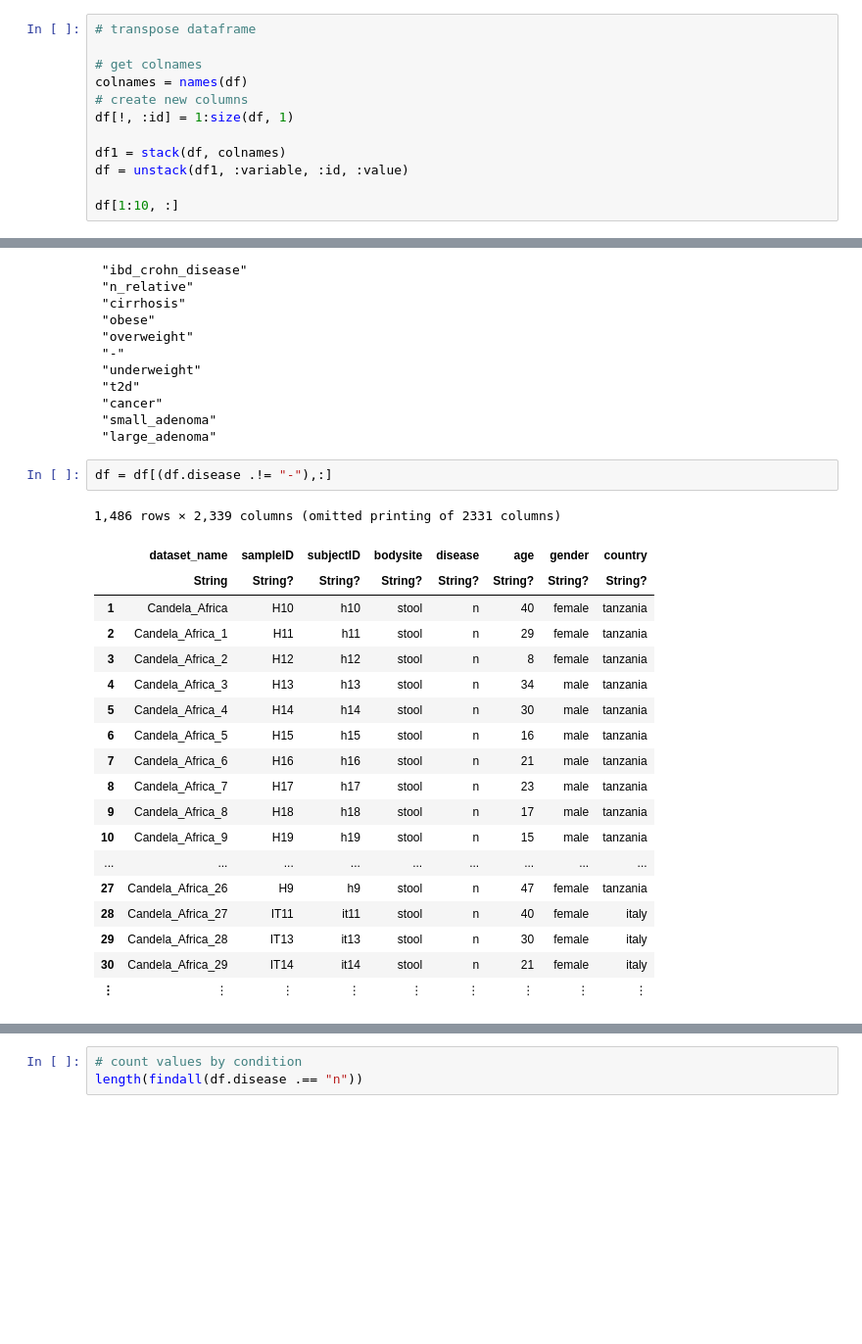
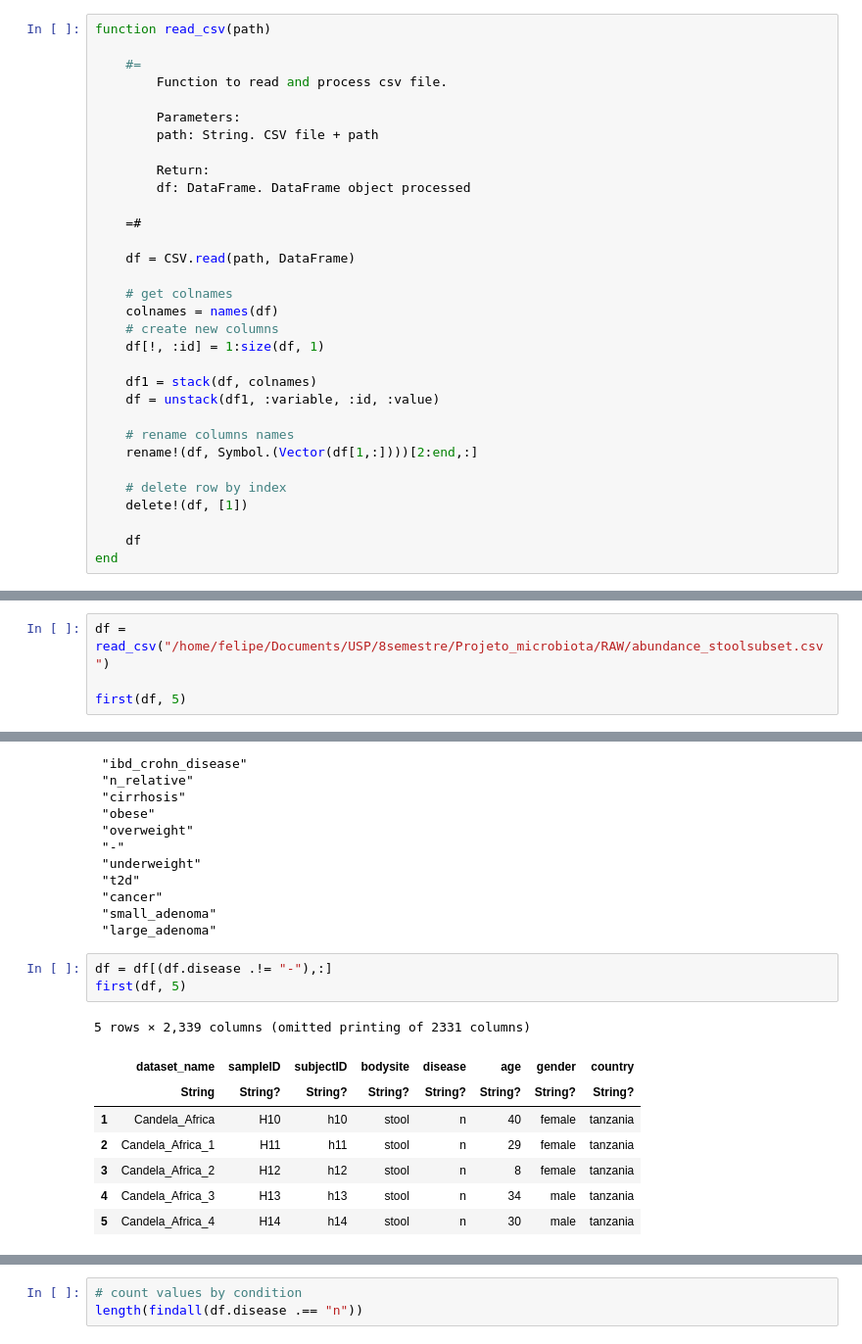
Before and after one commit to fmpds/microbiota, a Jupyter notebook: Analysis/microbiota_analysis_julia.ipynb, the cells around one changed output, grey strips where cells are left out. Shown at 98% size. Cells and saved outputs as stored; diff of their text form; blank space fills up the shorter version.

```diff
--- a/Analysis/microbiota_analysis_julia.ipynb
+++ b/Analysis/microbiota_analysis_julia.ipynb
@@ -30,13 +25,33 @@ df[1:10, :]
 # %%
-# transpose dataframe
+function read_csv(path)
 
-# get colnames
-colnames = names(df)
-# create new columns
-df[!, :id] = 1:size(df, 1)
+    #=
+        Function to read and process csv file.
 
-df1 = stack(df, colnames)
-df = unstack(df1, :variable, :id, :value)
+        Parameters:
+        path: String. CSV file + path
 
-df[1:10, :]
+        Return:
+        df: DataFrame. DataFrame object processed
+
+    =#
+
+    df = CSV.read(path, DataFrame)
+
+    # get colnames
+    colnames = names(df)
+    # create new columns
+    df[!, :id] = 1:size(df, 1)
+
+    df1 = stack(df, colnames)
+    df = unstack(df1, :variable, :id, :value)
+
+    # rename columns names
+    rename!(df, Symbol.(Vector(df[1,:])))[2:end,:]
+
+    # delete row by index
+    delete!(df, [1])
+
+    df
+end
 # %% [output]
@@ -117,0 +59,4 @@ delete!(df, [1])
+# %%
+df = read_csv("/home/felipe/Documents/USP/8semestre/Projeto_microbiota/RAW/abundance_stoolsubset.csv")
+
+first(df, 5)
@@ -162,23 +111,13 @@ unique(df.disease)
  "large_adenoma"
 # %%
 df = df[(df.disease .!= "-"),:]
+first(df, 5)
 # %% [output]
-1,486 rows × 2,339 columns (omitted printing of 2331 columns)
+5 rows × 2,339 columns (omitted printing of 2331 columns)
 |  | dataset_name | sampleID | subjectID | bodysite | disease | age | gender | country |
 |  | String | String? | String? | String? | String? | String? | String? | String? |
 | 1 | Candela_Africa | H10 | h10 | stool | n | 40 | female | tanzania |
 | 2 | Candela_Africa_1 | H11 | h11 | stool | n | 29 | female | tanzania |
 | 3 | Candela_Africa_2 | H12 | h12 | stool | n | 8 | female | tanzania |
 | 4 | Candela_Africa_3 | H13 | h13 | stool | n | 34 | male | tanzania |
 | 5 | Candela_Africa_4 | H14 | h14 | stool | n | 30 | male | tanzania |
-| 6 | Candela_Africa_5 | H15 | h15 | stool | n | 16 | male | tanzania |
-| 7 | Candela_Africa_6 | H16 | h16 | stool | n | 21 | male | tanzania |
-| 8 | Candela_Africa_7 | H17 | h17 | stool | n | 23 | male | tanzania |
-| 9 | Candela_Africa_8 | H18 | h18 | stool | n | 17 | male | tanzania |
-| 10 | Candela_Africa_9 | H19 | h19 | stool | n | 15 | male | tanzania |
-| ... | ... | ... | ... | ... | ... | ... | ... | ... |
-| 27 | Candela_Africa_26 | H9 | h9 | stool | n | 47 | female | tanzania |
-| 28 | Candela_Africa_27 | IT11 | it11 | stool | n | 40 | female | italy |
-| 29 | Candela_Africa_28 | IT13 | it13 | stool | n | 30 | female | italy |
-| 30 | Candela_Africa_29 | IT14 | it14 | stool | n | 21 | female | italy |
-| ⋮ | ⋮ | ⋮ | ⋮ | ⋮ | ⋮ | ⋮ | ⋮ | ⋮ |
```
Also changed, not shown: parts of 26 cells of this notebook.
